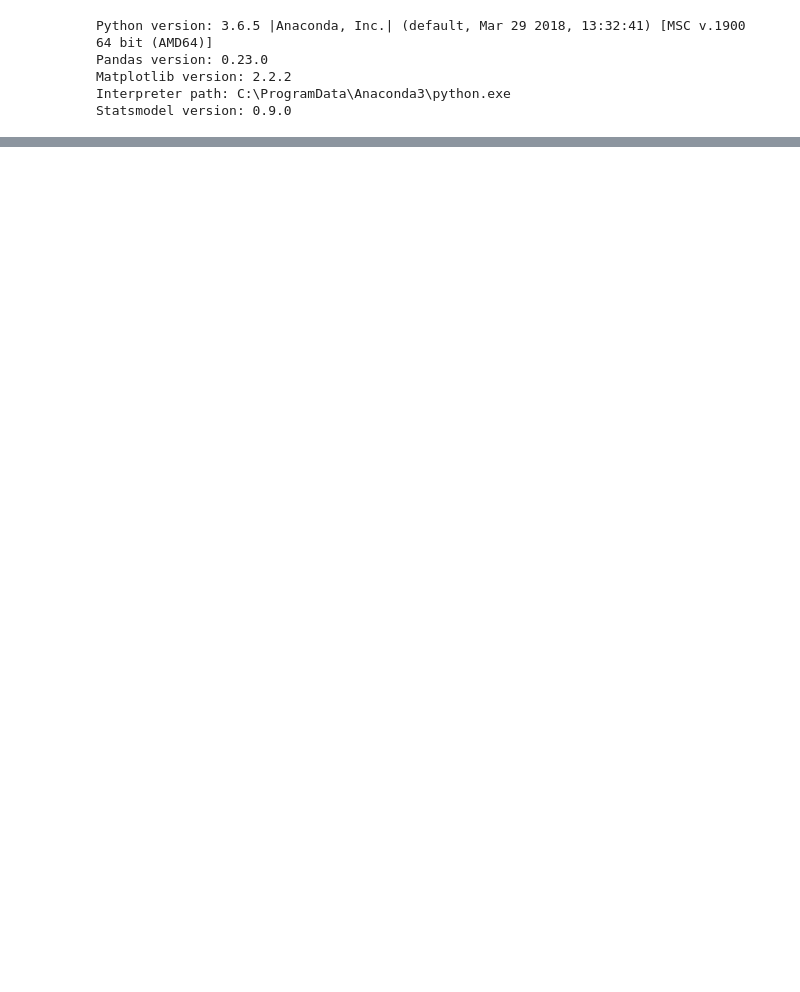
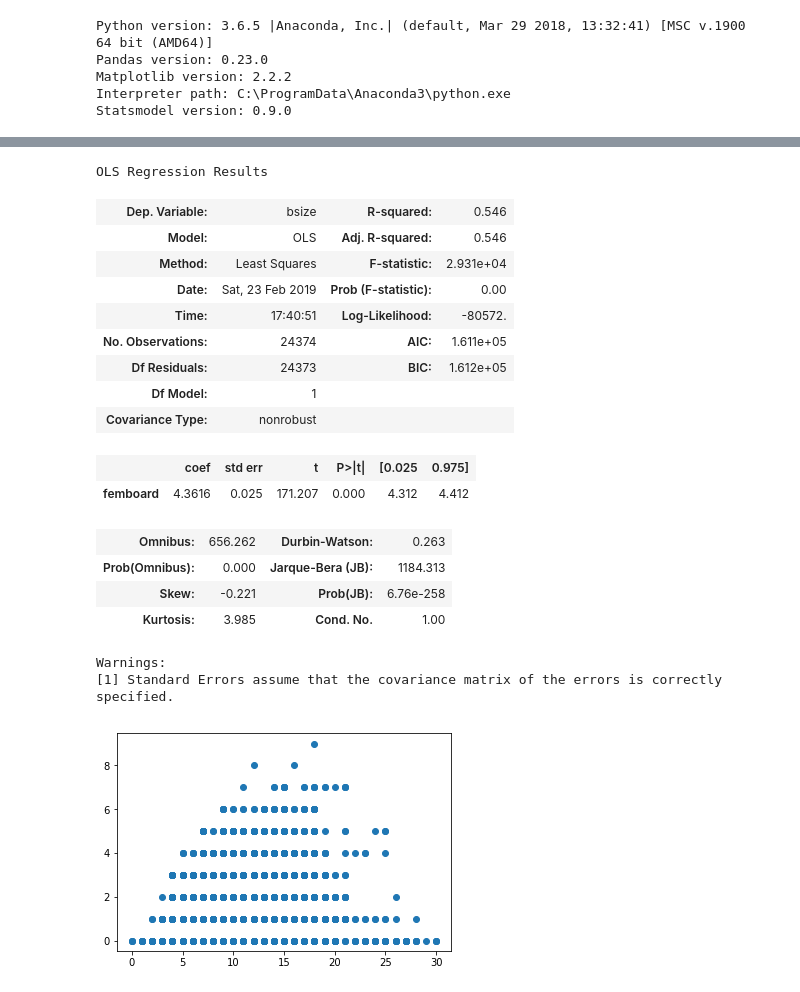
Before and after one commit to etokrug/GroupProject, a Jupyter notebook: GroupProject.ipynb, the cells around one changed output, grey strips where cells are left out. Cells and saved outputs as stored; diff of their text form; code cells hidden in the pictures; blank space fills up the shorter version.

```diff
--- a/GroupProject.ipynb
+++ b/GroupProject.ipynb
@@ -764,0 +256,35 @@ Warnings:
+# %%
+df_board_w_fem = df_main[['bsize', 'femboard']].copy()
+df_board_w_fem['bsize'] = df_board_w_fem['bsize'].apply(to_integer)
+df_board_w_fem['femboard'] = df_board_w_fem['femboard'].apply(to_integer)
+
+df_board_w_fem = df_board_w_fem.dropna()
+
+plt.scatter(df_board_w_fem['bsize'], df_board_w_fem['femboard'])
+
+x = df_board_w_fem['femboard']
+y = df_board_w_fem['bsize']
+
+model = sm.OLS(y, x).fit()
+
+model.summary()
+# %% [output]
+OLS Regression Results
+| Dep. Variable: | bsize | R-squared: | 0.546 |
+| Model: | OLS | Adj. R-squared: | 0.546 |
+| Method: | Least Squares | F-statistic: | 2.931e+04 |
+| Date: | Sat, 23 Feb 2019 | Prob (F-statistic): | 0.00 |
+| Time: | 17:40:51 | Log-Likelihood: | -80572. |
+| No. Observations: | 24374 | AIC: | 1.611e+05 |
+| Df Residuals: | 24373 | BIC: | 1.612e+05 |
+| Df Model: | 1 |  |  |
+| Covariance Type: | nonrobust |  |  |
+|  | coef | std err | t | P>|t| | [0.025 | 0.975] |
+| femboard | 4.3616 | 0.025 | 171.207 | 0.000 | 4.312 | 4.412 |
+| Omnibus: | 656.262 | Durbin-Watson: | 0.263 |
+| Prob(Omnibus): | 0.000 | Jarque-Bera (JB): | 1184.313 |
+| Skew: | -0.221 | Prob(JB): | 6.76e-258 |
+| Kurtosis: | 3.985 | Cond. No. | 1.00 |
+Warnings:
+[1] Standard Errors assume that the covariance matrix of the errors is correctly specified.
+[figure, added]
```
Also changed, not shown: parts of 66 cells of this notebook, 1 other file.
